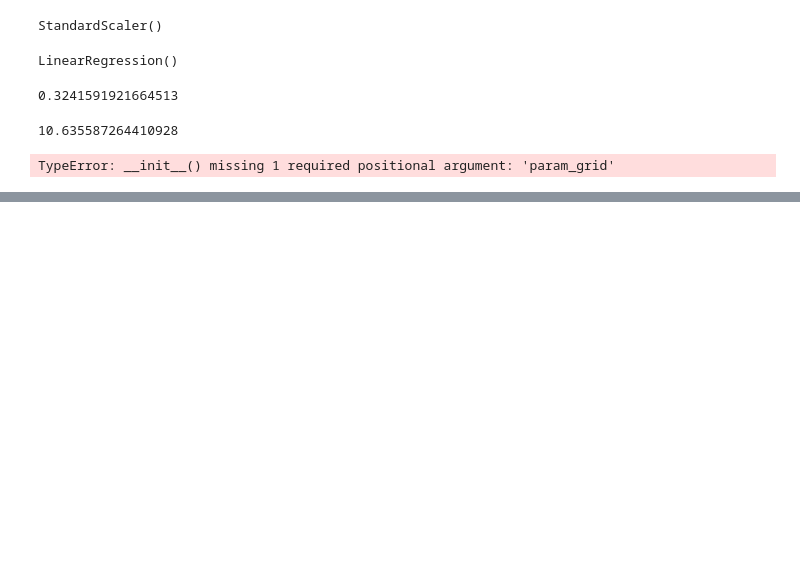
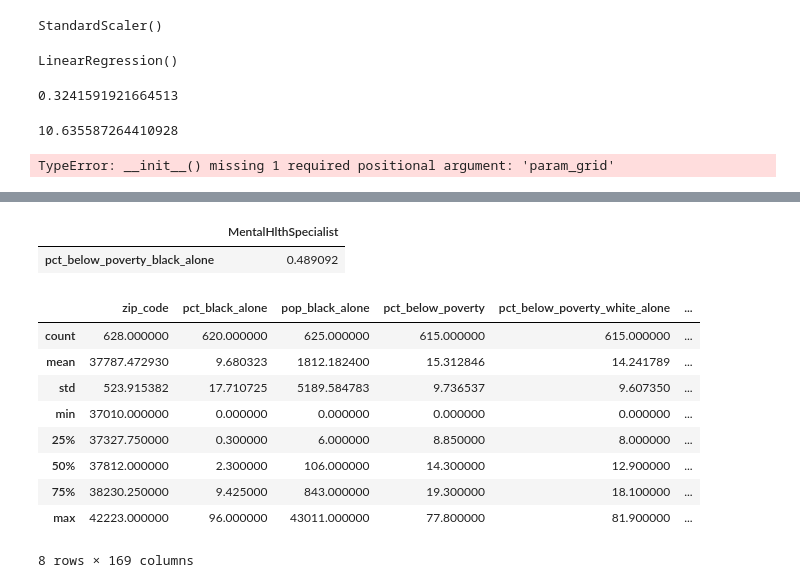
Before and after one commit to sovitpy/CSCI390SJ, a Jupyter notebook: Final Presentation.ipynb, the cells around one changed output, grey strips where cells are left out. Drawn from its saved outputs; the diff is of its cells as text; code cells hidden in the pictures; blank space fills up the shorter version.

```diff
--- a/Final Presentation.ipynb
+++ b/Final Presentation.ipynb
@@ -56,0 +75,2 @@ clean_data = df2.dropna()
+# %%
+df = pd.read_csv('final_data.csv')
@@ -56,0 +114,18 @@ clean_data = df2.dropna()
+# %%
+c_black.head(1)
+# %% [output]
+|  | MentalHlthSpecialist |
+| pct_below_poverty_black_alone | 0.489092 |
+# %%
+df.describe()
+# %% [output]
+|  | zip_code | pct_black_alone | pop_black_alone | pct_below_poverty | pct_below_poverty_white_alone | ... |
+| count | 628.000000 | 620.000000 | 625.000000 | 615.000000 | 615.000000 | ... |
+| mean | 37787.472930 | 9.680323 | 1812.182400 | 15.312846 | 14.241789 | ... |
+| std | 523.915382 | 17.710725 | 5189.584783 | 9.736537 | 9.607350 | ... |
+| min | 37010.000000 | 0.000000 | 0.000000 | 0.000000 | 0.000000 | ... |
+| 25% | 37327.750000 | 0.300000 | 6.000000 | 8.850000 | 8.000000 | ... |
+| 50% | 37812.000000 | 2.300000 | 106.000000 | 14.300000 | 12.900000 | ... |
+| 75% | 38230.250000 | 9.425000 | 843.000000 | 19.300000 | 18.100000 | ... |
+| max | 42223.000000 | 96.000000 | 43011.000000 | 77.800000 | 81.900000 | ... |
+8 rows × 169 columns
```
Also changed, not shown: parts of 9 cells of this notebook.
